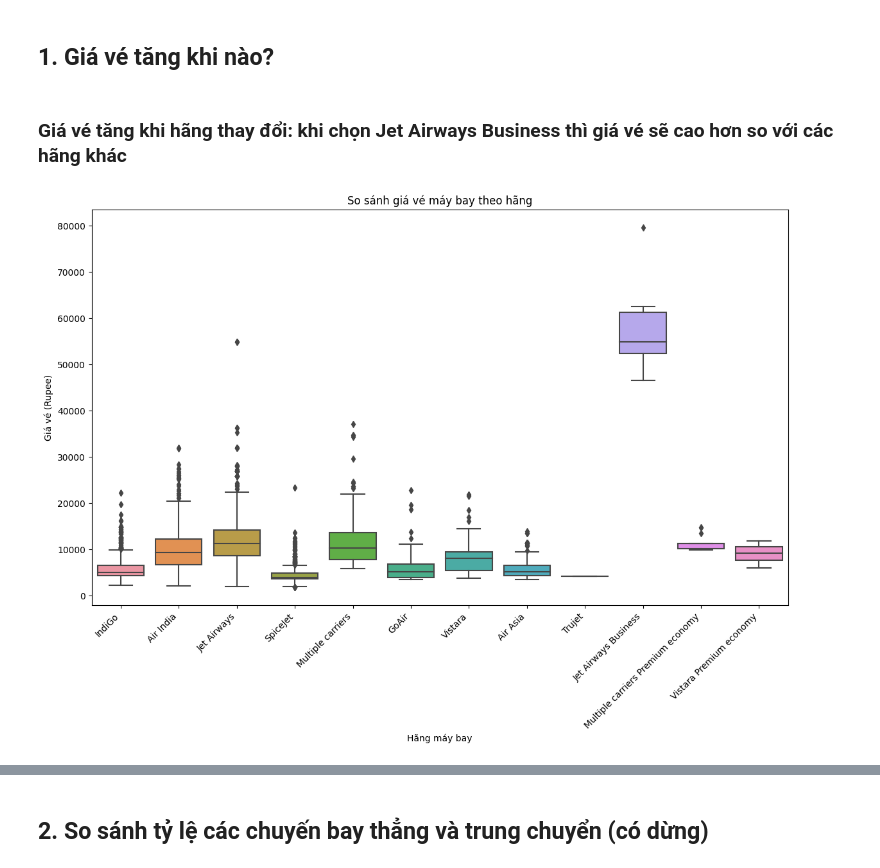
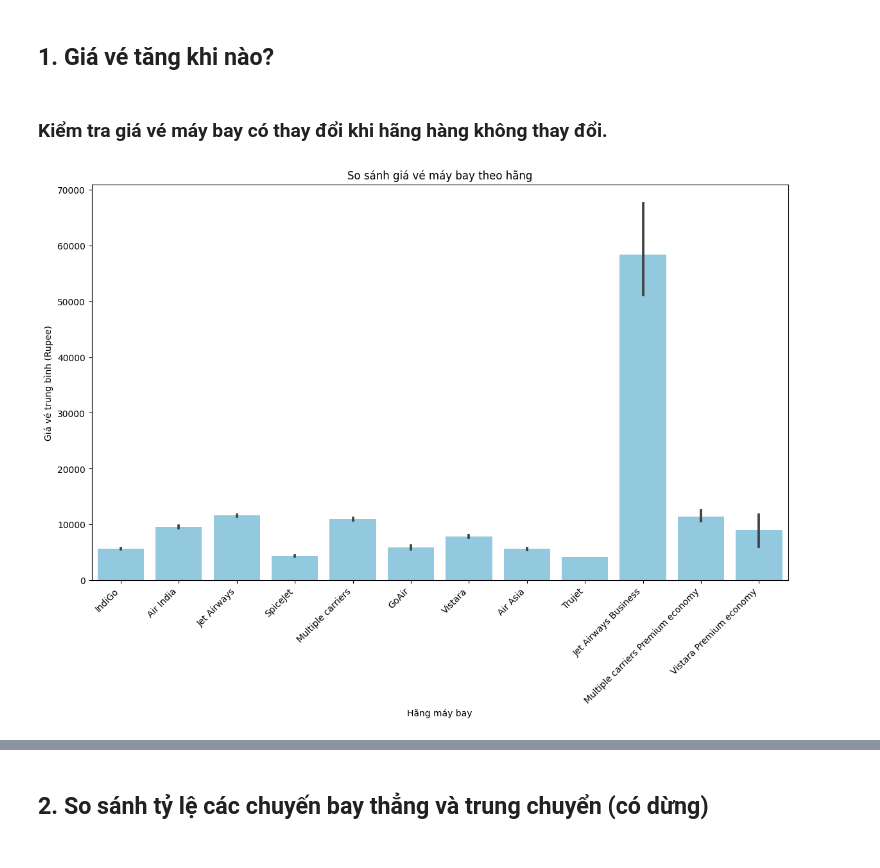
Before and after one commit to Vanniee007/ADA-Final-Project-20CQ.PTDL.05, a Jupyter notebook: FinalProject.ipynb, the cells around one changed output, grey strips where cells are left out. Drawn from its saved outputs; the diff is of its cells as text; code cells hidden in the pictures.

Commit message:
xong câu 1, thêm câu

```diff
--- a/FinalProject.ipynb
+++ b/FinalProject.ipynb
@@ -68,6 +69,12 @@ def convert_duration(duration):
         return 0
 
 merged_data['Duration'] = merged_data['Duration'].apply(convert_duration)
+
+# Thêm cột Duration_Hour
+merged_data['Duration_Hour'] = round(merged_data['Duration'] / 60)
+
+# Chuyển đổi kiểu dữ liệu của cột Duration_Hour sang số nguyên
+merged_data['Duration_Hour'] = merged_data['Duration_Hour'].astype(int)
 # %% [output]
 A value is trying to be set on a copy of a slice from a DataFrame.
 Try using .loc[row_indexer,col_indexer] = value instead
@@ -76,0 +97,3 @@ See the caveats in the documentation: https://pandas.pydata.org/pandas-docs/stab
+# %%
+# Thêm cột Dep_hour
+merged_data['Dep_hour'] = pd.to_datetime(merged_data['Dep_Time']).dt.hour
@@ -404,16 +438,16 @@ Các dòng có giá 'Price' là outlier:
 # **Visualize dữ liệu dạng bảng hoặc đồ thị**
 # %% [markdown]
 ## 1. Giá vé tăng khi nào?
-# %% [markdown]
-### Giá vé tăng khi hãng thay đổi: khi chọn Jet Airways Business thì giá vé sẽ cao hơn so với các hãng khác
+# %% [markdown]
+### Kiểm tra giá vé máy bay có thay đổi khi hãng hàng không thay đổi.
 # %%
-# Vẽ đồ thị so sánh giá vé theo hãng máy bay
+# Biểu đồ cột: Giá vé trung bình của từng hãng máy bay
 plt.figure(figsize=(14, 8))
-sns.boxplot(x='Airline', y='Price', data=merged_data)
+sns.barplot(x='Airline', y='Price', data=merged_data, estimator=np.mean, color='skyblue')
 plt.title('So sánh giá vé máy bay theo hãng')
 plt.xlabel('Hãng máy bay')
-plt.ylabel('Giá vé (Rupee)')
-plt.xticks(rotation=45, ha='right')  # Để xác định định dạng các nhãn trên trục x
+plt.ylabel('Giá vé trung bình (Rupee)')
+plt.xticks(rotation=45, ha='right')
 plt.show()
 # %% [output]
-[figure, old version]
+[figure, new version]
```
Also changed, not shown: parts of 26 cells of this notebook.
